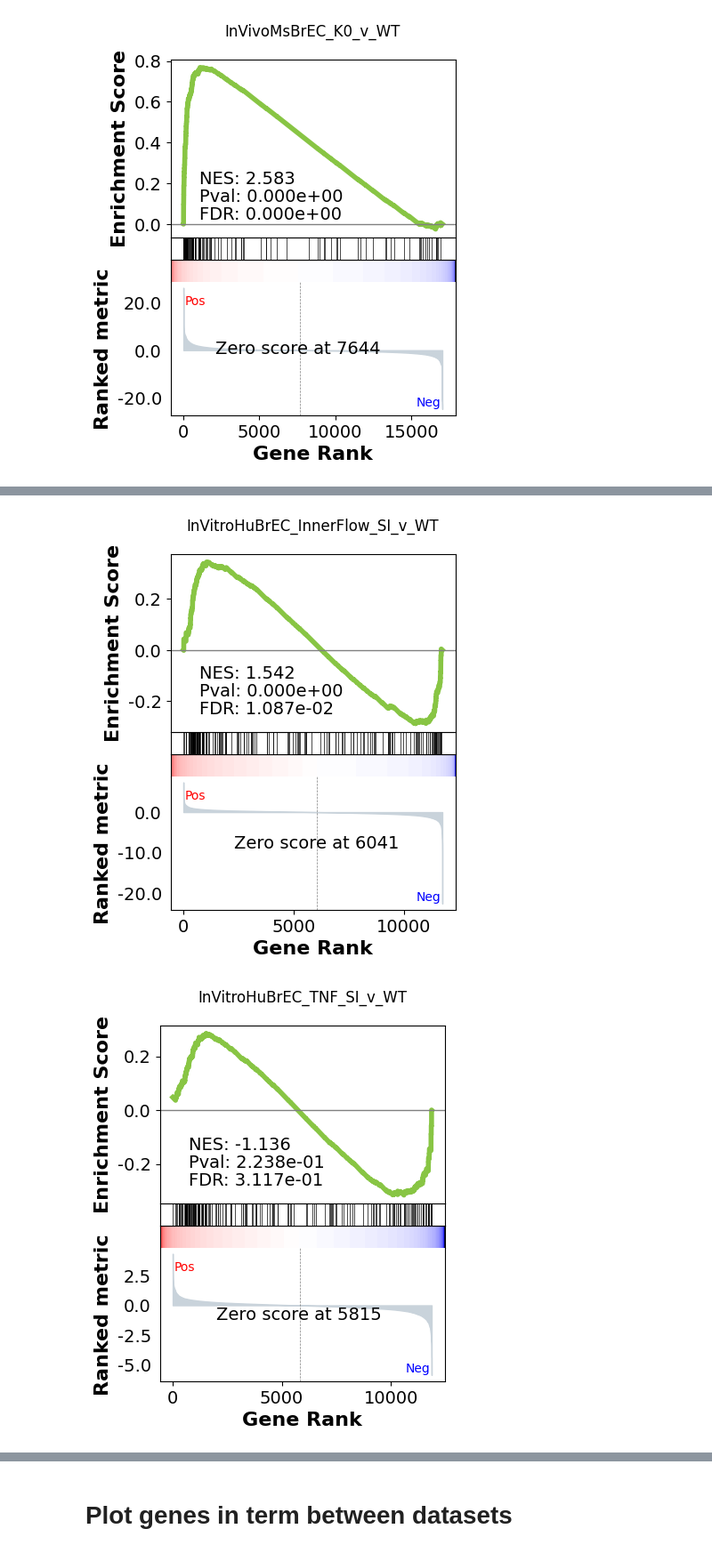
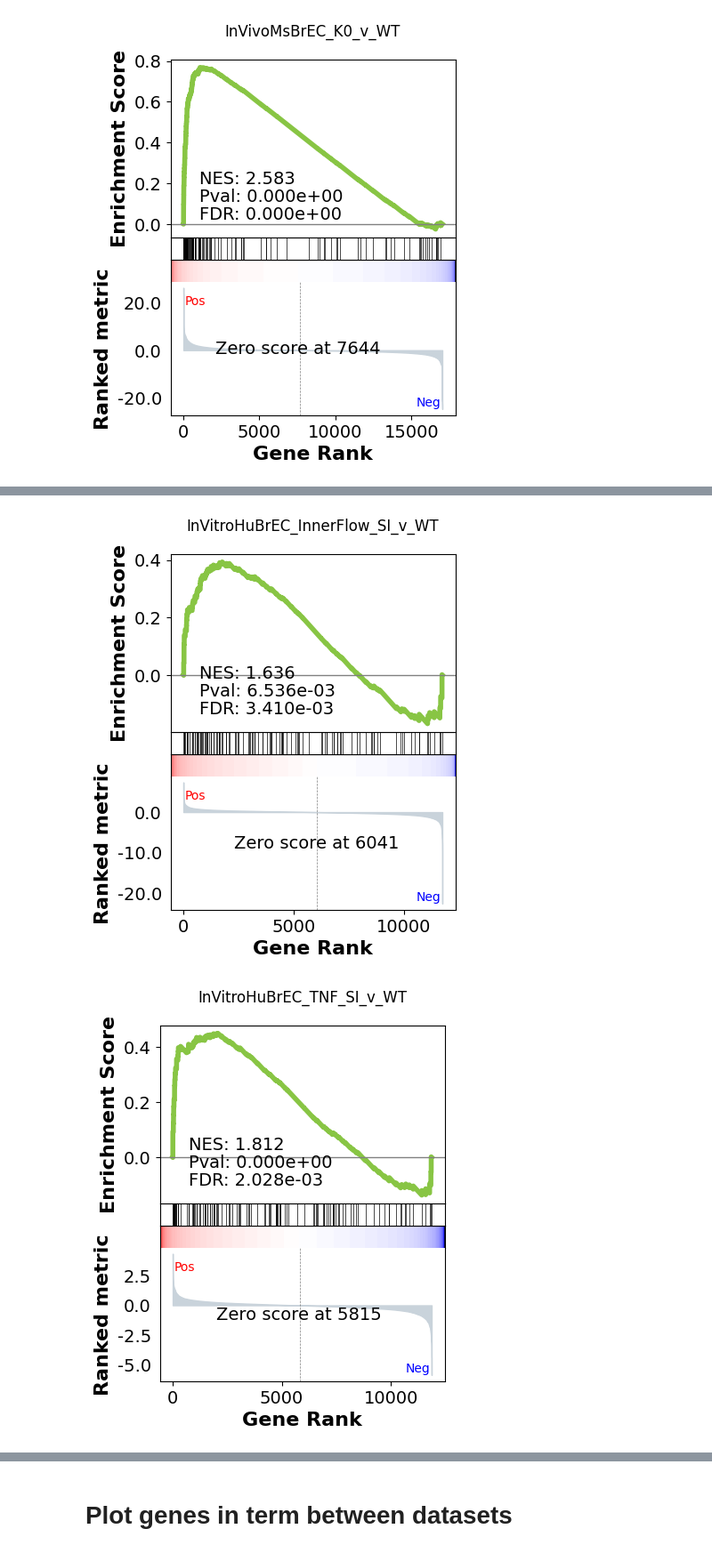
Before and after one commit to pamurphyUCONN/2024_Cheemala, a Jupyter notebook: 2024_Jun12_AshokPaper.ipynb, the cells around one changed output, grey strips where cells are left out. Shown at 89% size. Saved outputs shown, nothing was run; the diff lists cells and outputs as text; code cells hidden in the pictures.

```diff
--- a/2024_Jun12_AshokPaper.ipynb
+++ b/2024_Jun12_AshokPaper.ipynb
@@ -1639,7 +1636,7 @@ for title, data in gsea_result_custom.items():
 [figure]
 [figure]
 # %%
-term_search = 'PMID34755601_bCatenin_p3_iPSC_Down'
+term_search = 'PMID34755601_bCatenin_BrainECms_Down'
 
 # Create a directory for the term if it doesn't exist
 path = f"/Users/patrickmurphy/Documents/UCONN/4_Notebooks/272_Leafcutter_GSEA_Tardbp/2024_GSEA_Ashok/{term_search}"
@@ -1647,7 +1644,7 @@ if not os.path.exists(path):
     os.makedirs(path)
 
 # Loop through each item in the dictionary and plot
-for title, data in gsea_result_custom2.items():
+for title, data in gsea_result_custom.items():
     # Plot the data
     fig = data.plot(terms=term_search)
 
@@ -1665,2 +1662,2 @@ for title, data in gsea_result_custom2.items():
-[figure, old version]
+[figure, new version]
-[figure, old version]
+[figure, new version]
```
Also changed, not shown: parts of 19 cells of this notebook.
